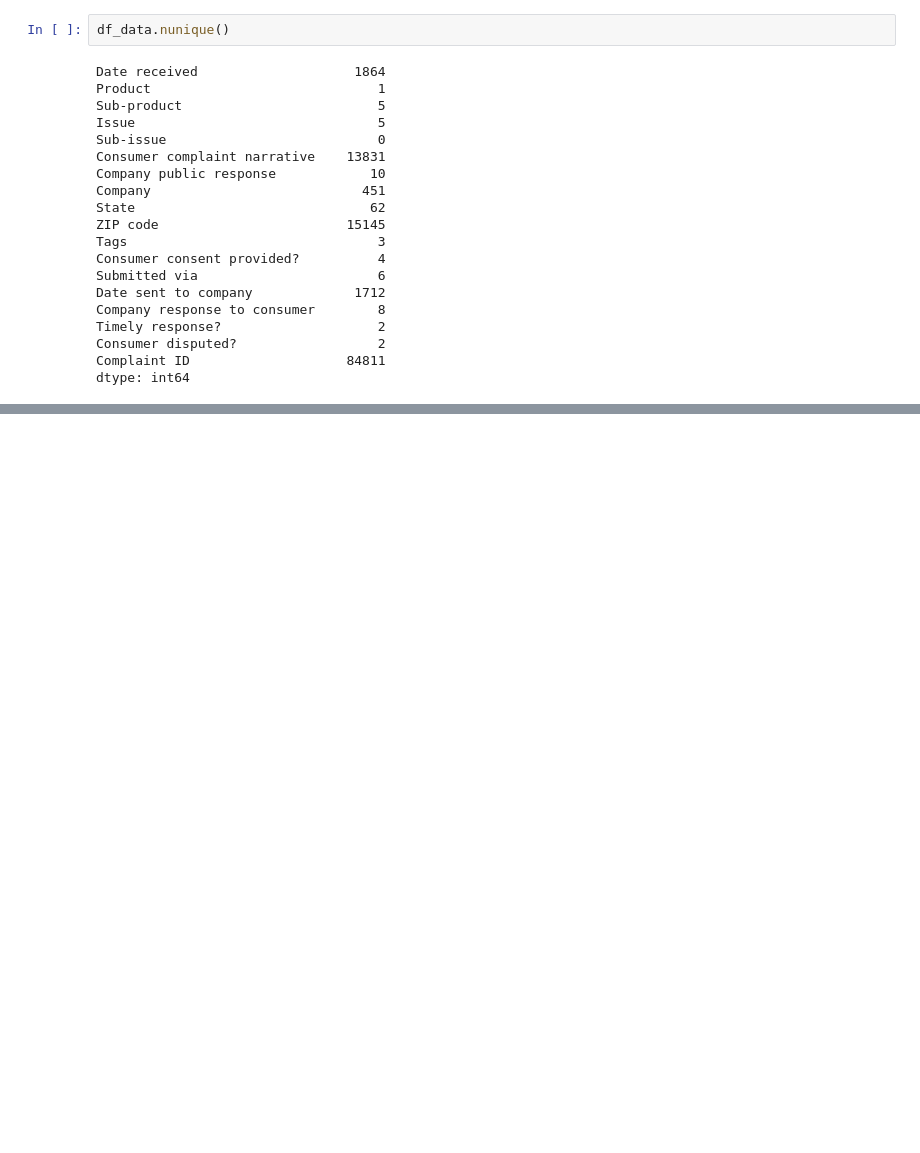
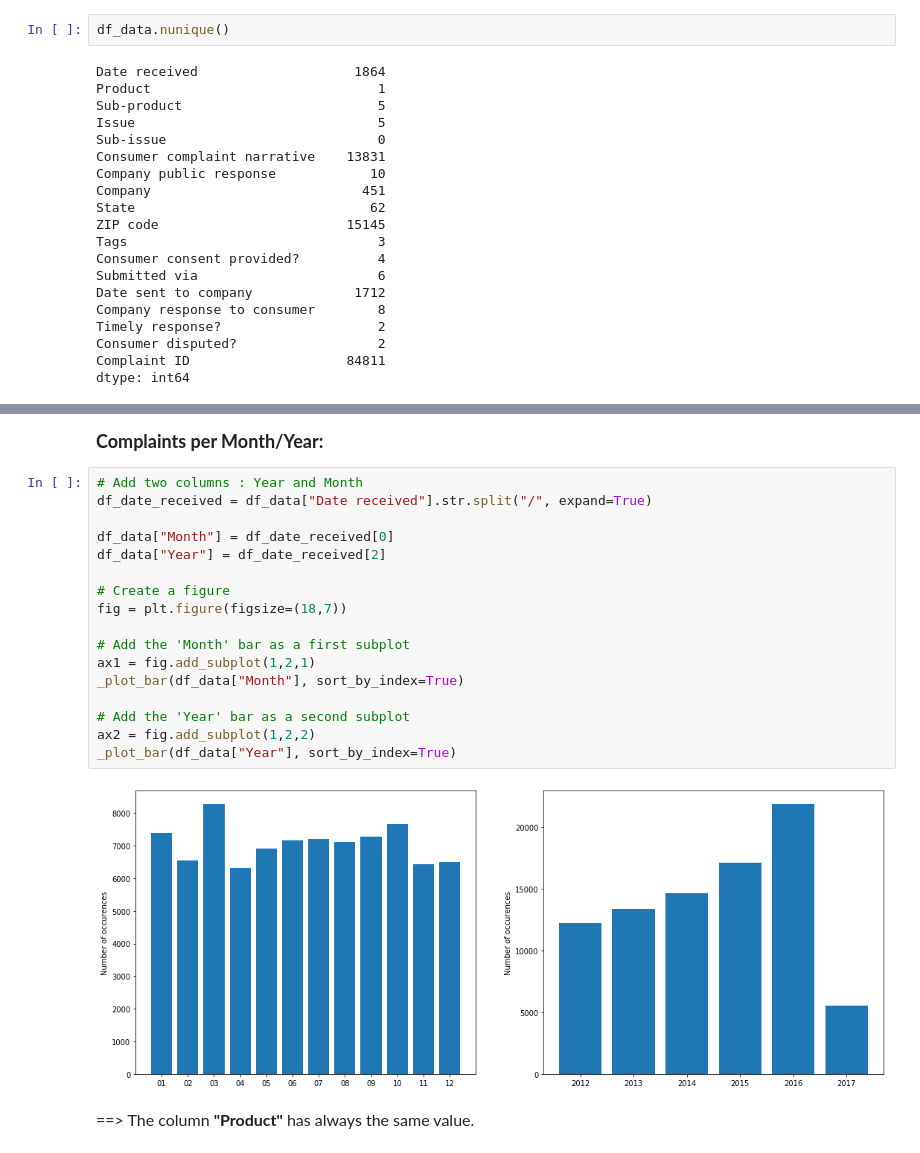
Before and after one commit to aminedassouli/Bank_account, a Jupyter notebook: Bank_Account_or_Service_Complaints.ipynb, the cells around one changed output, grey strips where cells are left out. Cells and saved outputs as stored; diff of their text form; blank space fills up the shorter version.

```diff
--- a/Bank_Account_or_Service_Complaints.ipynb
+++ b/Bank_Account_or_Service_Complaints.ipynb
@@ -728,0 +210,25 @@ weighted avg       0.75      0.75      0.75       815
+# %% [markdown]
+<font size=4>
+<b>Complaints per Month/Year:</b>
+</font>
+# %%
+# Add two columns : Year and Month
+df_date_received = df_data["Date received"].str.split("/", expand=True)
+
+df_data["Month"] = df_date_received[0]
+df_data["Year"] = df_date_received[2]
+
+# Create a figure
+fig = plt.figure(figsize=(18,7))
+
+# Add the 'Month' bar as a first subplot
+ax1 = fig.add_subplot(1,2,1)
+_plot_bar(df_data["Month"], sort_by_index=True)
+
+# Add the 'Year' bar as a second subplot
+ax2 = fig.add_subplot(1,2,2)
+_plot_bar(df_data["Year"], sort_by_index=True)
+# %% [output]
+[figure, added]
+# %% [markdown]
+<font size="3"> ==> The column <b>"Product"</b> has always the same value. </font>
```
Also changed, not shown: parts of 95 cells of this notebook, 1 other file.
